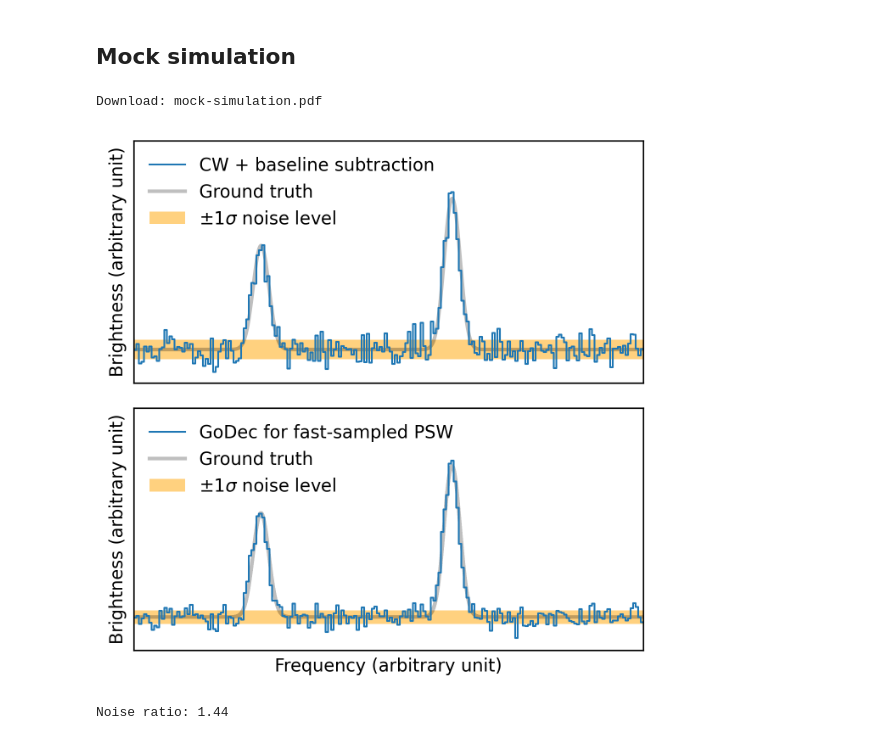
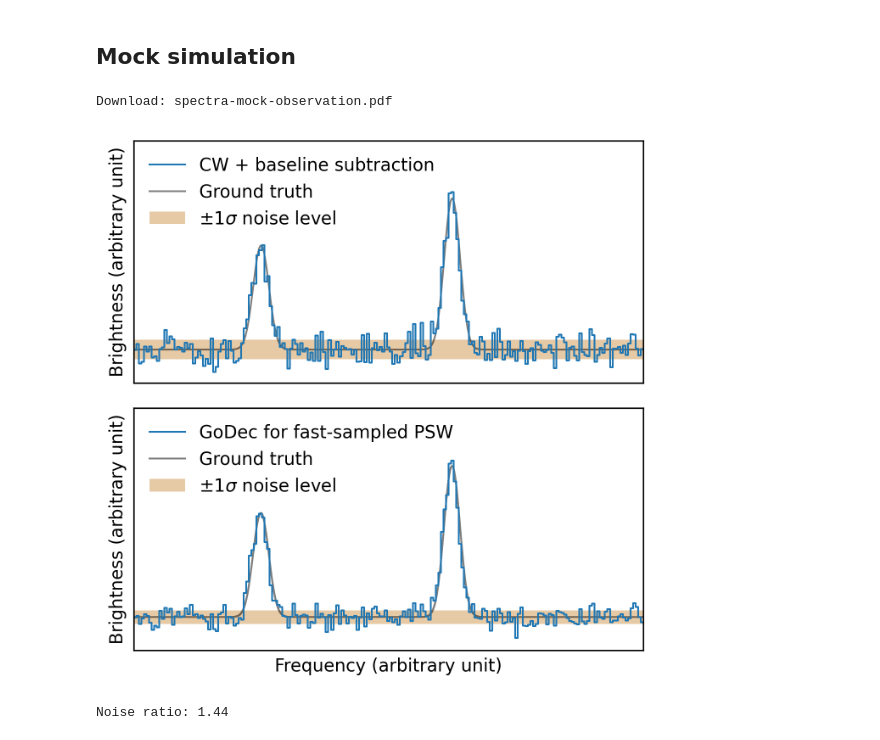
Before and after one commit to astropenguin/taniguchi-2021-analysis, a Jupyter notebook: notes/2020-04-27/figure-LS-decomposition-viridis.ipynb, the cells around one changed output. Saved outputs shown, nothing was run; the diff lists cells and outputs as text; code cells hidden in the pictures.

```diff
--- a/notes/2020-04-27/figure-LS-decomposition-viridis.ipynb
+++ b/notes/2020-04-27/figure-LS-decomposition-viridis.ipynb
@@ -230,31 +230,31 @@ std_godec = spec_godec[is_baseline].std()
 # %%
 fig, axes = plt.subplots(2, 1, sharex=True, figsize=(4.5, 4.5), dpi=300)
 
 ax = axes[0]
 ax.step(f, spec_psw, lw=1, label="CW + baseline subtraction")
-ax.plot(f_fine, 1-np.exp(-spec_fine), lw=2, alpha=0.25, color="black", zorder=-1, label="Ground truth")
-ax.axhspan(-std_psw, std_psw, alpha=0.5, fc="orange", ec=None, zorder=-2, label="$\pm 1 \sigma$ noise level")
+ax.plot(f_fine, 1-np.exp(-spec_fine), lw=1, alpha=0.5, color="black", zorder=-1, label="Ground truth")
+ax.axhspan(-std_psw, std_psw, alpha=0.75, fc="burlywood", ec=None, zorder=-2, label="$\pm 1 \sigma$ noise level")
 ax.set_ylabel("Brightness (arbitrary unit)")
 
 ax = axes[1]
 ax.step(f, spec_godec, lw=1, label="GoDec for fast-sampled PSW")
-ax.step(f_fine, 1-np.exp(-spec_fine), lw=2, alpha=0.25, color="black", zorder=-1, label="Ground truth")
-ax.axhspan(-std_godec, std_godec, alpha=0.5, fc="orange", ec=None, zorder=-2, label="$\pm 1 \sigma$ noise level")
+ax.step(f_fine, 1-np.exp(-spec_fine), lw=1, alpha=0.5, color="black", zorder=-1, label="Ground truth")
+ax.axhspan(-std_godec, std_godec, alpha=0.75, fc="burlywood", ec=None, zorder=-2, label="$\pm 1 \sigma$ noise level")
 ax.set_xlabel("Frequency (arbitrary unit)")
 ax.set_ylabel("Brightness (arbitrary unit)")
 
 for ax in axes:
     ax.set_xlim(f.min(), f.max())
     ax.set_ylim(-0.04, 0.25)
     ax.set_xticks([])
     ax.set_yticks([])
     ax.legend(loc="upper left", frameon=False)
 
 fig.tight_layout()
-savefig_in_notebook(fig, "mock-simulation.pdf")
+savefig_in_notebook(fig, "spectra-mock-observation.pdf")
 # %% [output]
-Download: mock-simulation.pdf
+Download: spectra-mock-observation.pdf
-[figure, old version]
+[figure, new version]
 # %%
 print(f"Noise ratio: {std_psw / std_godec:.2f}")
 # %% [output]
```
